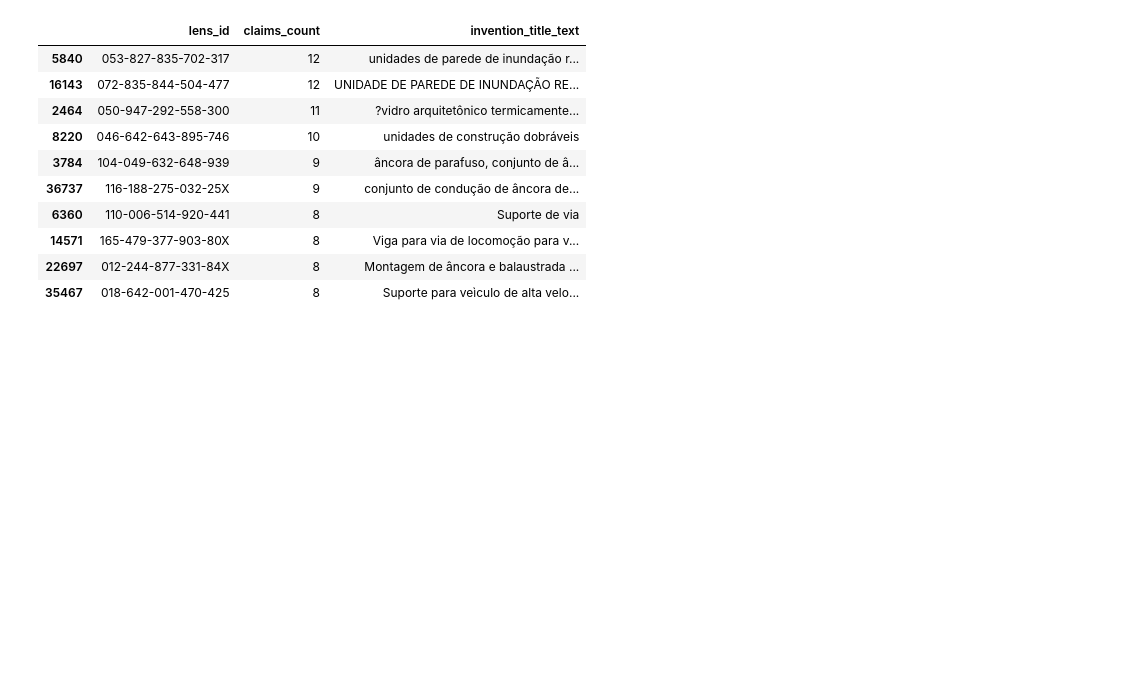
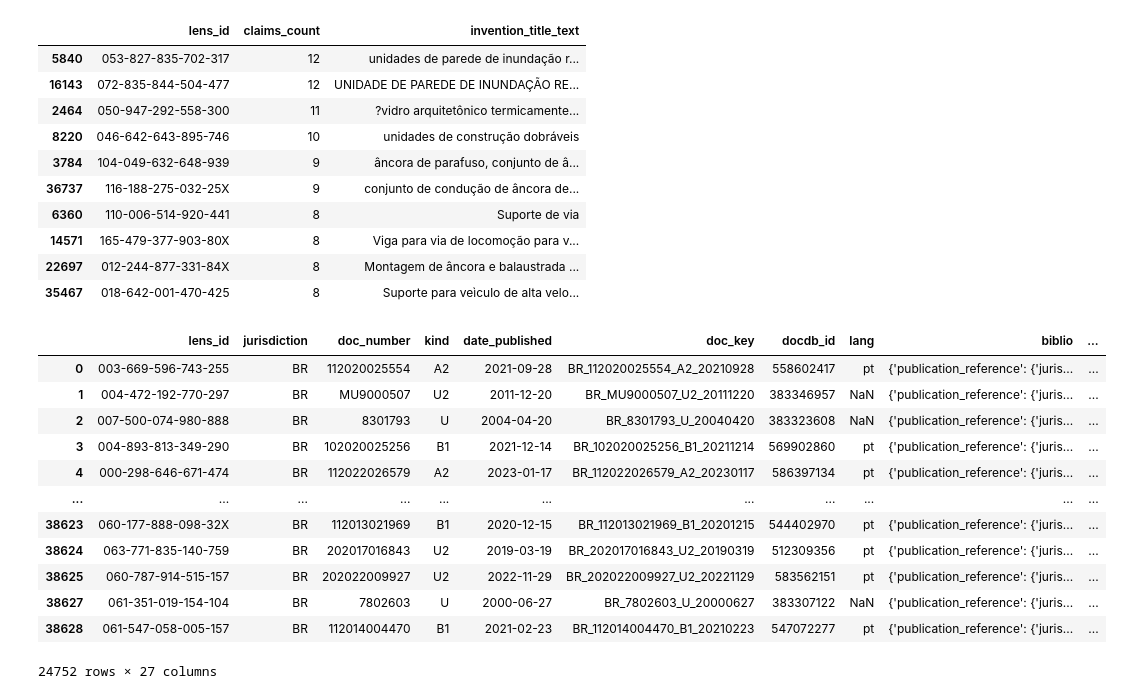
Before and after one commit to devlhm/artigo-rp2, a Jupyter notebook: analise_patentes/analise.ipynb, the cells around one changed output. Saved outputs shown, nothing was run; the diff lists cells and outputs as text; code cells hidden in the pictures; blank space fills up the shorter version.

Commit message:
feat: IPCR list

```diff
--- a/analise_patentes/analise.ipynb
+++ b/analise_patentes/analise.ipynb
@@ -811,3 +811,19 @@ Exemplos:
 # %%
 filtered_ipcr.iloc[123].to_csv("test15.csv")
 filtered_ipcr.to_csv('./datasets/database-filtrado.csv.zip', index=False, compression='zip')
+# %%
+filtered_ipcr
+# %% [output]
+|  | lens_id | jurisdiction | doc_number | kind | date_published | doc_key | docdb_id | lang | biblio | ... |
+| 0 | 003-669-596-743-255 | BR | 112020025554 | A2 | 2021-09-28 | BR_112020025554_A2_20210928 | 558602417 | pt | {'publication_reference': {'juris... | ... |
+| 1 | 004-472-192-770-297 | BR | MU9000507 | U2 | 2011-12-20 | BR_MU9000507_U2_20111220 | 383346957 | NaN | {'publication_reference': {'juris... | ... |
+| 2 | 007-500-074-980-888 | BR | 8301793 | U | 2004-04-20 | BR_8301793_U_20040420 | 383323608 | NaN | {'publication_reference': {'juris... | ... |
+| 3 | 004-893-813-349-290 | BR | 102020025256 | B1 | 2021-12-14 | BR_102020025256_B1_20211214 | 569902860 | pt | {'publication_reference': {'juris... | ... |
+| 4 | 000-298-646-671-474 | BR | 112022026579 | A2 | 2023-01-17 | BR_112022026579_A2_20230117 | 586397134 | pt | {'publication_reference': {'juris... | ... |
+| ... | ... | ... | ... | ... | ... | ... | ... | ... | ... | ... |
+| 38623 | 060-177-888-098-32X | BR | 112013021969 | B1 | 2020-12-15 | BR_112013021969_B1_20201215 | 544402970 | pt | {'publication_reference': {'juris... | ... |
+| 38624 | 063-771-835-140-759 | BR | 202017016843 | U2 | 2019-03-19 | BR_202017016843_U2_20190319 | 512309356 | pt | {'publication_reference': {'juris... | ... |
+| 38625 | 060-787-914-515-157 | BR | 202022009927 | U2 | 2022-11-29 | BR_202022009927_U2_20221129 | 583562151 | pt | {'publication_reference': {'juris... | ... |
+| 38627 | 061-351-019-154-104 | BR | 7802603 | U | 2000-06-27 | BR_7802603_U_20000627 | 383307122 | NaN | {'publication_reference': {'juris... | ... |
+| 38628 | 061-547-058-005-157 | BR | 112014004470 | B1 | 2021-02-23 | BR_112014004470_B1_20210223 | 547072277 | pt | {'publication_reference': {'juris... | ... |
+24752 rows × 27 columns
```
Also changed, not shown: parts of 4 cells of this notebook, 3 other files.
